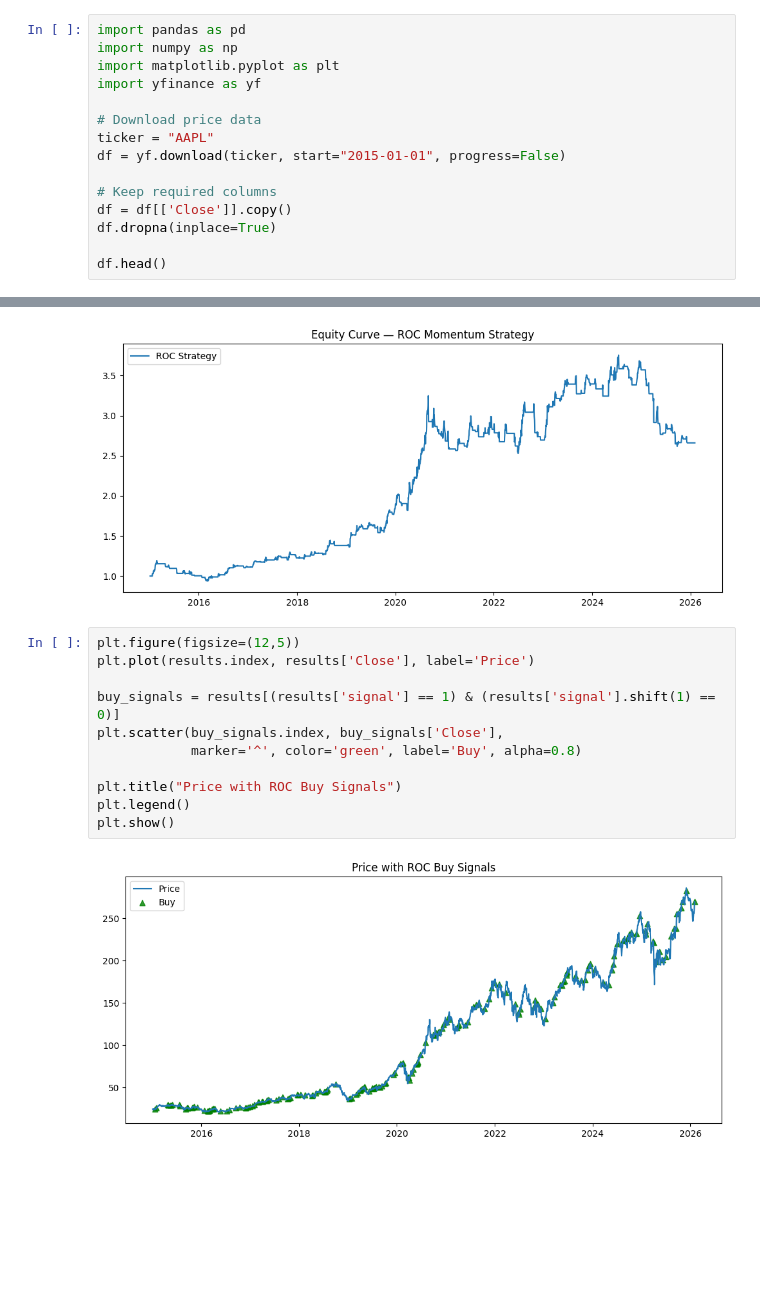
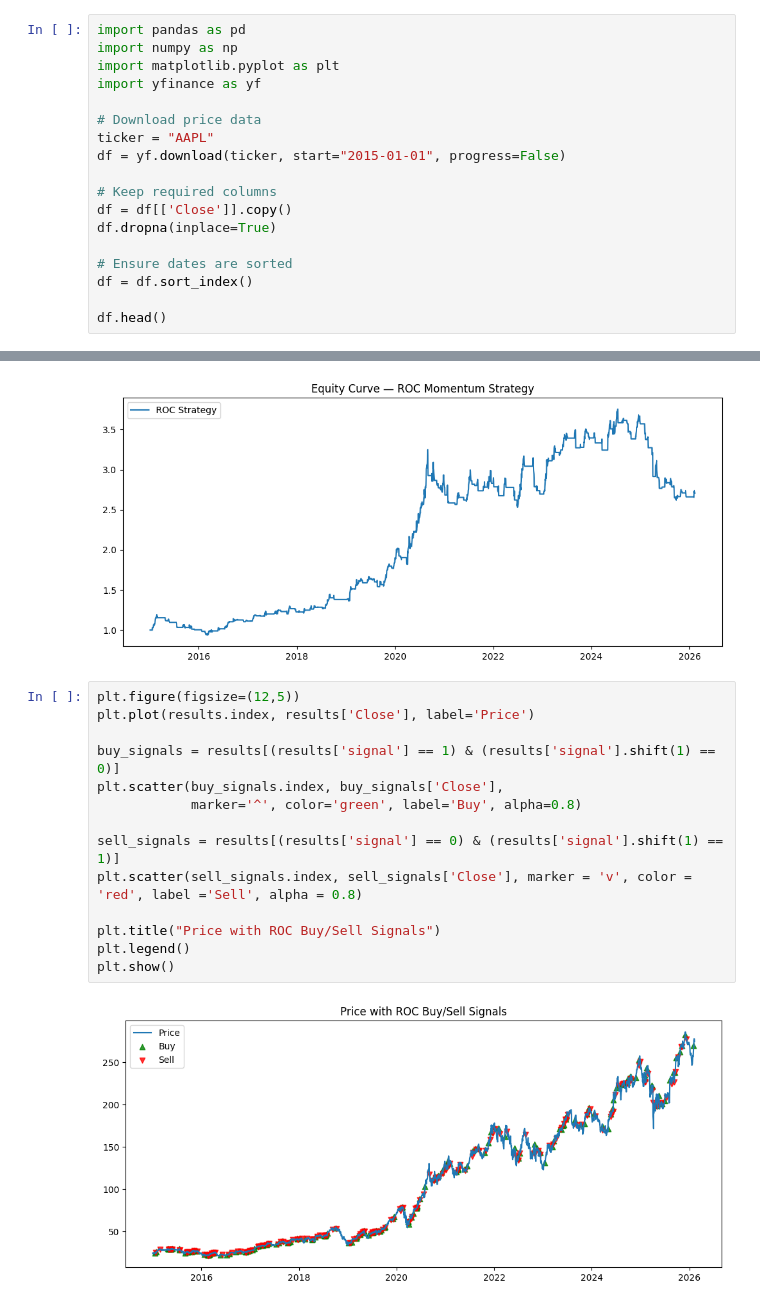
Before and after one commit to amaayacc/FINMA-Financial-Modelling-Assignment, a Jupyter notebook: finalproject.ipynb, the cells around one changed output, grey strips where cells are left out. Cells and saved outputs as stored; diff of their text form; blank space fills up the shorter version.

```diff
--- a/finalproject.ipynb
+++ b/finalproject.ipynb
@@ -12,5 +12,8 @@ df = yf.download(ticker, start="2015-01-01", progress=False)
 df = df[['Close']].copy()
 df.dropna(inplace=True)
 
+# Ensure dates are sorted
+df = df.sort_index()
+
 df.head()
 # %% [output]
@@ -78,13 +88,16 @@ plt.show()
 # %%
 plt.figure(figsize=(12,5))
 plt.plot(results.index, results['Close'], label='Price')
 
 buy_signals = results[(results['signal'] == 1) & (results['signal'].shift(1) == 0)]
 plt.scatter(buy_signals.index, buy_signals['Close'],
             marker='^', color='green', label='Buy', alpha=0.8)
 
-plt.title("Price with ROC Buy Signals")
+sell_signals = results[(results['signal'] == 0) & (results['signal'].shift(1) == 1)]
+plt.scatter(sell_signals.index, sell_signals['Close'], marker = 'v', color = 'red', label ='Sell', alpha = 0.8)
+
+plt.title("Price with ROC Buy/Sell Signals")
 plt.legend()
 plt.show()
 # %% [output]
-[figure, old version]
+[figure, new version]
```
Also changed, not shown: parts of 3 cells of this notebook.
